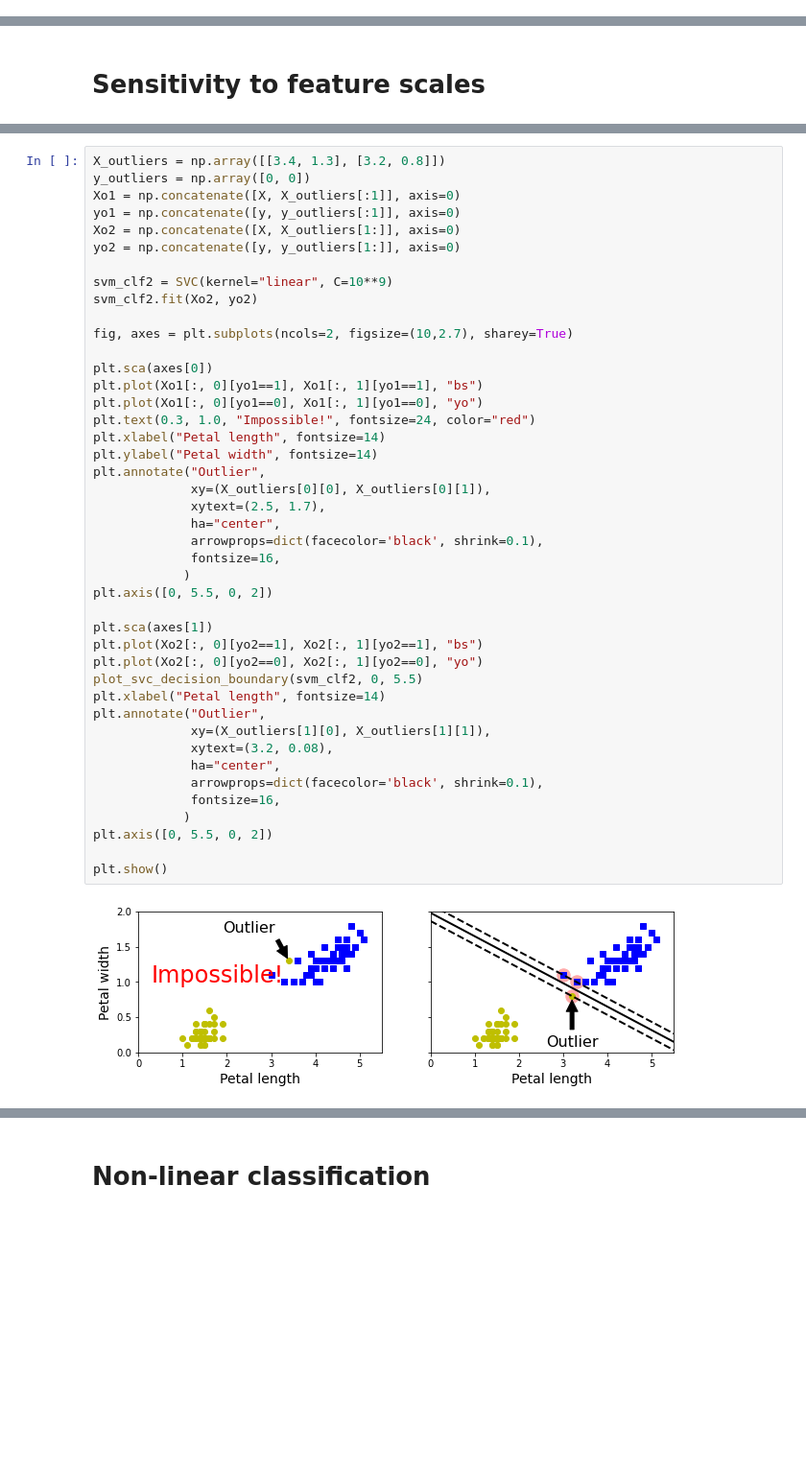
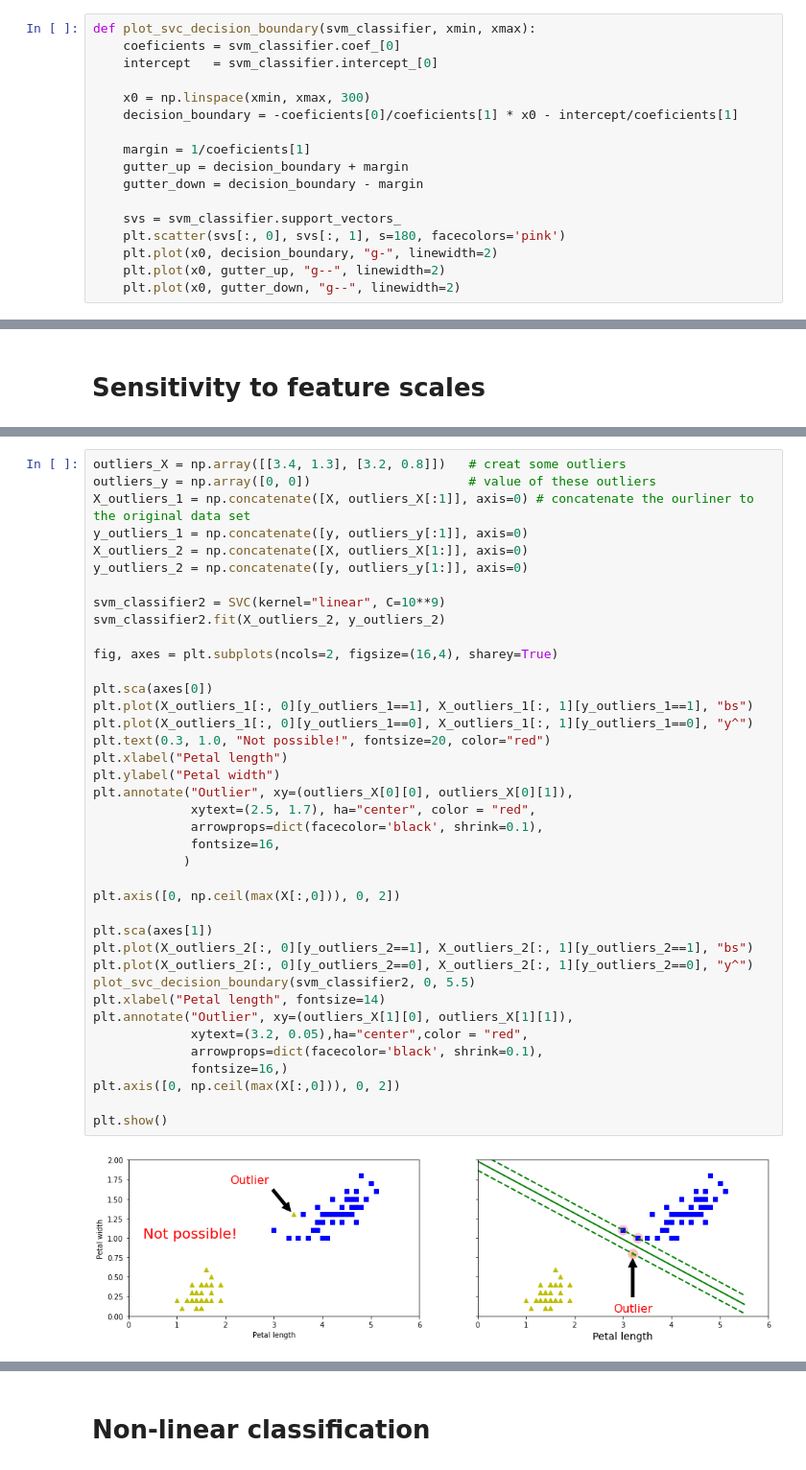
Before and after one commit to lientranie/Machine-Learning-and-Data-Analysis, a Jupyter notebook: Support Vector Machines.ipynb, the cells around one changed output, grey strips where cells are left out. Shown: that part at 96% size. Cells and saved outputs as stored; diff of their text form; blank space fills up the shorter version.

```diff
--- a/Support Vector Machines.ipynb
+++ b/Support Vector Machines.ipynb
@@ -39 +51,18 @@ array([1.])
+# %%
+def plot_svc_decision_boundary(svm_classifier, xmin, xmax):
+    coeficients = svm_classifier.coef_[0]
+    intercept   = svm_classifier.intercept_[0]
+
+    x0 = np.linspace(xmin, xmax, 300)
+    decision_boundary = -coeficients[0]/coeficients[1] * x0 - intercept/coeficients[1]
+
+    margin = 1/coeficients[1]
+    gutter_up = decision_boundary + margin
+    gutter_down = decision_boundary - margin
+
+    svs = svm_classifier.support_vectors_
+    plt.scatter(svs[:, 0], svs[:, 1], s=180, facecolors='pink')
+    plt.plot(x0, decision_boundary, "g-", linewidth=2)
+    plt.plot(x0, gutter_up, "g--", linewidth=2)
+    plt.plot(x0, gutter_down, "g--", linewidth=2)
 # %%
@@ -131,45 +145,41 @@ findfont: Font family ['cmex10'] not found. Falling back to DejaVu Sans.
 # %%
-X_outliers = np.array([[3.4, 1.3], [3.2, 0.8]])
-y_outliers = np.array([0, 0])
-Xo1 = np.concatenate([X, X_outliers[:1]], axis=0)
-yo1 = np.concatenate([y, y_outliers[:1]], axis=0)
-Xo2 = np.concatenate([X, X_outliers[1:]], axis=0)
-yo2 = np.concatenate([y, y_outliers[1:]], axis=0)
+outliers_X = np.array([[3.4, 1.3], [3.2, 0.8]])   # creat some outliers
+outliers_y = np.array([0, 0])                     # value of these outliers
+X_outliers_1 = np.concatenate([X, outliers_X[:1]], axis=0) # concatenate the ourliner to the original data set
+y_outliers_1 = np.concatenate([y, outliers_y[:1]], axis=0)
+X_outliers_2 = np.concatenate([X, outliers_X[1:]], axis=0)
+y_outliers_2 = np.concatenate([y, outliers_y[1:]], axis=0)
 
-svm_clf2 = SVC(kernel="linear", C=10**9)
-svm_clf2.fit(Xo2, yo2)
+svm_classifier2 = SVC(kernel="linear", C=10**9)
+svm_classifier2.fit(X_outliers_2, y_outliers_2)
 
-fig, axes = plt.subplots(ncols=2, figsize=(10,2.7), sharey=True)
+fig, axes = plt.subplots(ncols=2, figsize=(16,4), sharey=True)
 
 plt.sca(axes[0])
-plt.plot(Xo1[:, 0][yo1==1], Xo1[:, 1][yo1==1], "bs")
-plt.plot(Xo1[:, 0][yo1==0], Xo1[:, 1][yo1==0], "yo")
-plt.text(0.3, 1.0, "Impossible!", fontsize=24, color="red")
-plt.xlabel("Petal length", fontsize=14)
-plt.ylabel("Petal width", fontsize=14)
-plt.annotate("Outlier",
-             xy=(X_outliers[0][0], X_outliers[0][1]),
-             xytext=(2.5, 1.7),
-             ha="center",
+plt.plot(X_outliers_1[:, 0][y_outliers_1==1], X_outliers_1[:, 1][y_outliers_1==1], "bs")
+plt.plot(X_outliers_1[:, 0][y_outliers_1==0], X_outliers_1[:, 1][y_outliers_1==0], "y^")
+plt.text(0.3, 1.0, "Not possible!", fontsize=20, color="red")
+plt.xlabel("Petal length")
+plt.ylabel("Petal width")
+plt.annotate("Outlier", xy=(outliers_X[0][0], outliers_X[0][1]),
+             xytext=(2.5, 1.7), ha="center", color = "red",
              arrowprops=dict(facecolor='black', shrink=0.1),
              fontsize=16,
             )
-plt.axis([0, 5.5, 0, 2])
+
+plt.axis([0, np.ceil(max(X[:,0])), 0, 2])
 
 plt.sca(axes[1])
-plt.plot(Xo2[:, 0][yo2==1], Xo2[:, 1][yo2==1], "bs")
-plt.plot(Xo2[:, 0][yo2==0], Xo2[:, 1][yo2==0], "yo")
-plot_svc_decision_boundary(svm_clf2, 0, 5.5)
+plt.plot(X_outliers_2[:, 0][y_outliers_2==1], X_outliers_2[:, 1][y_outliers_2==1], "bs")
+plt.plot(X_outliers_2[:, 0][y_outliers_2==0], X_outliers_2[:, 1][y_outliers_2==0], "y^")
+plot_svc_decision_boundary(svm_classifier2, 0, 5.5)
 plt.xlabel("Petal length", fontsize=14)
-plt.annotate("Outlier",
-             xy=(X_outliers[1][0], X_outliers[1][1]),
-             xytext=(3.2, 0.08),
-             ha="center",
+plt.annotate("Outlier", xy=(outliers_X[1][0], outliers_X[1][1]),
+             xytext=(3.2, 0.05),ha="center",color = "red",
              arrowprops=dict(facecolor='black', shrink=0.1),
-             fontsize=16,
-            )
-plt.axis([0, 5.5, 0, 2])
+             fontsize=16,)
+plt.axis([0, np.ceil(max(X[:,0])), 0, 2])
 
 plt.show()
 # %% [output]
-[figure, old version]
+[figure, new version]
```
Also changed, not shown: parts of 39 cells of this notebook.
